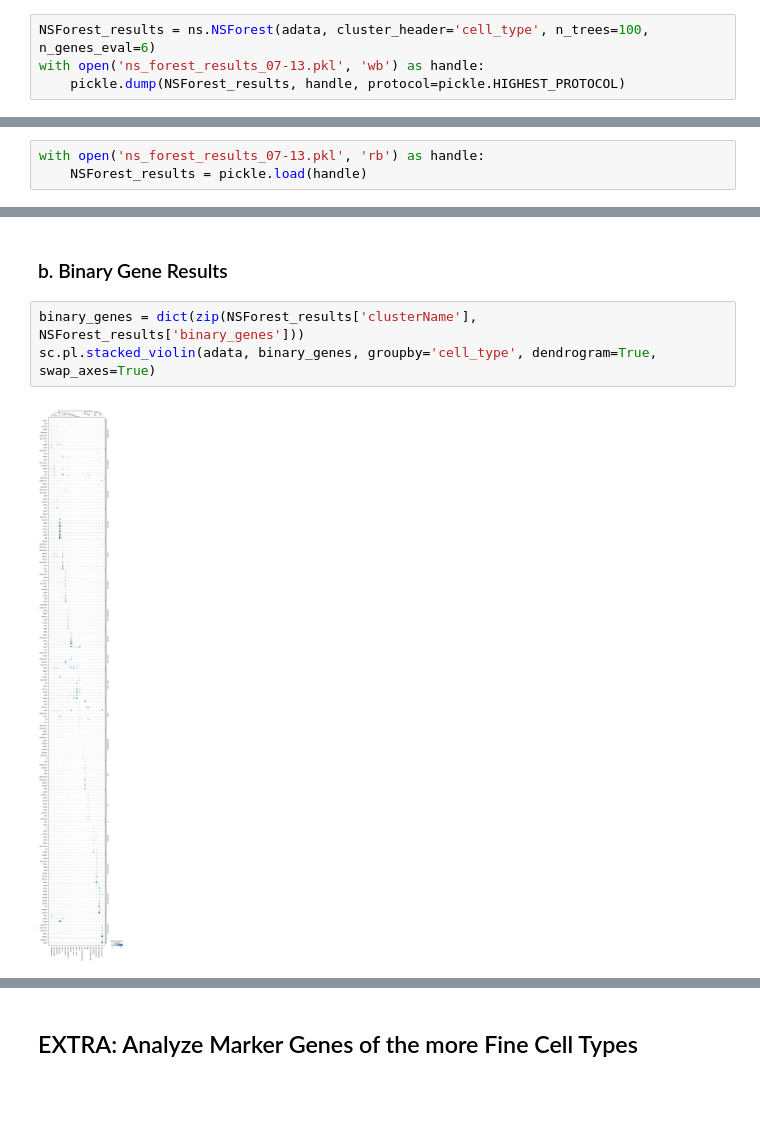
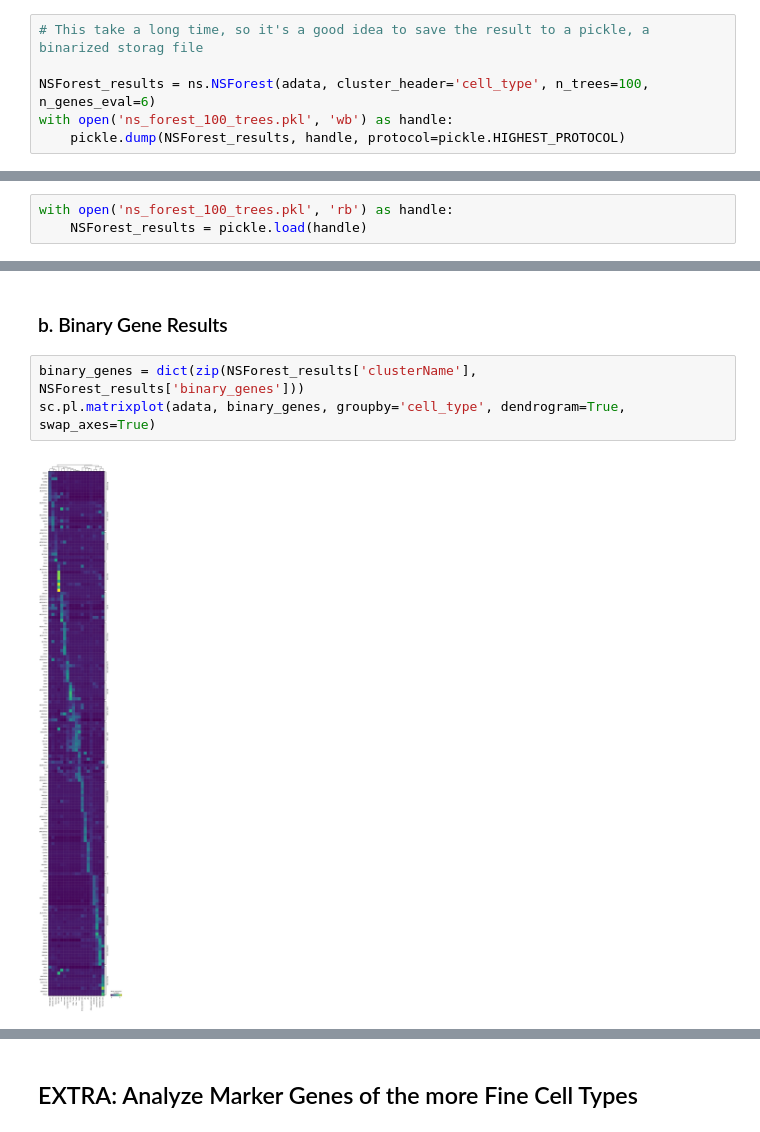
Before and after one commit to zwallace425/veme, a Jupyter notebook: VEME_NS-Forest.ipynb, the cells around one changed output, grey strips where cells are left out. Cells and saved outputs as stored; diff of their text form; blank space fills up the shorter version.

Commit message:
NS-Forest changes

```diff
--- a/VEME_NS-Forest.ipynb
+++ b/VEME_NS-Forest.ipynb
@@ -80,6 +82,8 @@ AnnData object with n_obs × n_vars = 116313 × 2000
 # %%
+# This take a long time, so it's a good idea to save the result to a pickle, a binarized storag file
+
 NSForest_results = ns.NSForest(adata, cluster_header='cell_type', n_trees=100, n_genes_eval=6)
-with open('ns_forest_results_07-13.pkl', 'wb') as handle:
+with open('ns_forest_100_trees.pkl', 'wb') as handle:
     pickle.dump(NSForest_results, handle, protocol=pickle.HIGHEST_PROTOCOL)
 # %% [output]
 Preparing data...
@@ -102,5 +108,5 @@ Number of clusters to evaluate: 19
 # %%
-with open('ns_forest_results_07-13.pkl', 'rb') as handle:
+with open('ns_forest_100_trees.pkl', 'rb') as handle:
     NSForest_results = pickle.load(handle)
 # %%
 NSForest_results
@@ -143,6 +158,6 @@ sc.pl.matrixplot(adata, markers, groupby='cell_type', dendrogram = True)
 ### b. Binary Gene Results
 # %%
 binary_genes = dict(zip(NSForest_results['clusterName'], NSForest_results['binary_genes']))
-sc.pl.stacked_violin(adata, binary_genes, groupby='cell_type', dendrogram=True, swap_axes=True)
+sc.pl.matrixplot(adata, binary_genes, groupby='cell_type', dendrogram=True, swap_axes=True)
 # %% [output]
-[figure, old version]
+[figure, new version]
```
Also changed, not shown: parts of 16 cells of this notebook, 1 other file.
